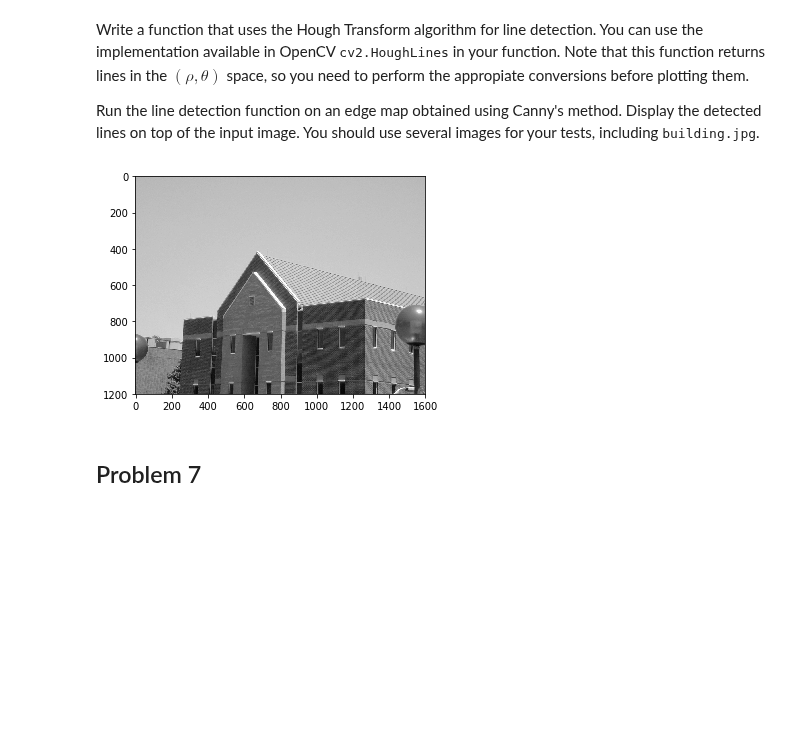
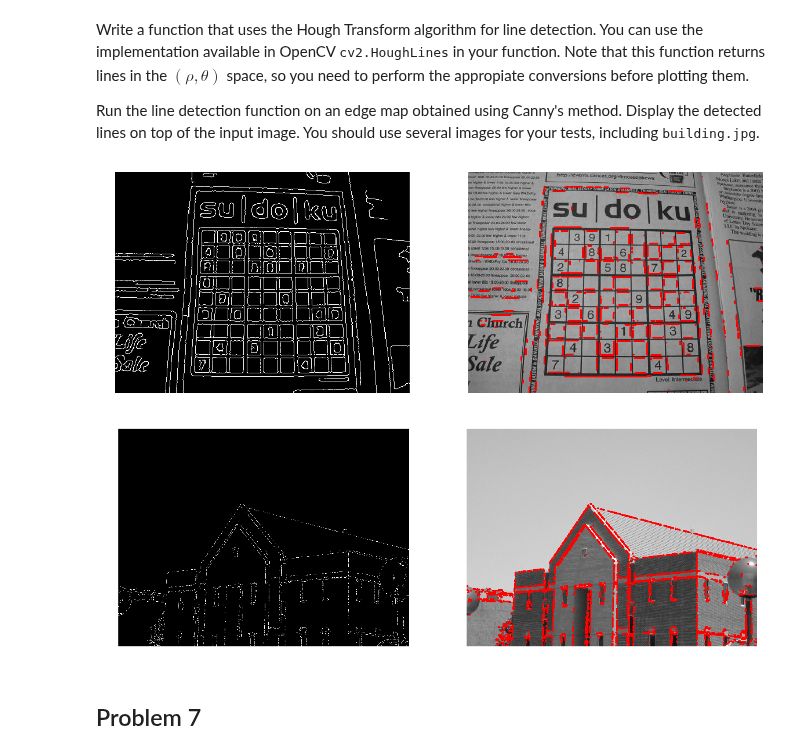
Before and after one commit to Jorgee1/Journey-to-PDI, a Jupyter notebook: Taller_4/problem_set_4.ipynb, the cells around one changed output. Drawn from its saved outputs; the diff is of its cells as text; code cells hidden in the pictures; blank space fills up the shorter version.

```diff
--- a/Taller_4/problem_set_4.ipynb
+++ b/Taller_4/problem_set_4.ipynb
@@ -250,15 +251,55 @@ Also, try changing the thresholds in the edge detection process. What are the ef
 Write a function that uses the Hough Transform algorithm for line detection. You can use the implementation available in OpenCV <tt>cv2.HoughLines</tt> in your function. Note that this function returns lines in the $(\rho, \theta)$ space, so you need to perform the appropiate conversions before plotting them.
 
 Run the line detection function on an edge map obtained using Canny's method. Display the detected lines on top of the input image. You should use several images for your tests, including <tt>building.jpg</tt>.
-# %%
-# Jorge
-%matplotlib inline
-img = files["gray"]["building"]
-
-plt.imshow(img, cmap = "gray")
-plt.show()
-# %% [output]
-[figure, removed]
+# %%
+# Jorge
+%matplotlib inline
+
+def canny(img, lim_inf, lim_sup,kernel_sizes):
+    img_fil = cv2.GaussianBlur(img, (kernel_sizes,kernel_sizes),0)
+    bordes = cv2.Canny(img_fil,lim_inf,lim_sup)
+    return bordes
+
+def Hough(img,lim,kernel, ths, wid):
+    can = canny(img,lim[0],lim[1],kernel)
+    lines = cv2.HoughLinesP(can,1,np.pi/180,ths)
+    img = cv2.cvtColor(img,cv2.COLOR_GRAY2RGB)
+    try:
+        for i in lines:
+            for coor in i:
+                cv2.line(img,(coor[0],coor[1]),(coor[2],coor[3]),(255,0,0),wid)
+    except Exception :
+        print("No Lines")
+        print(lines)
+    can = cv2.cvtColor(can,cv2.COLOR_GRAY2RGB)
+    return (can, img)
+
+img = files["gray"]["sudoku"]
+
+plt.figure(figsize=(20,20))
+plt.subplot(2,2,1)
+res = Hough(img,(10,60),15,80,2)
+plt.imshow(res[0])
+plt.axis("off")
+plt.subplot(2,2,2)
+plt.imshow(res[1])
+plt.axis("off")
+plt.show()
+
+img = files["gray"]["building"]
+
+plt.figure(figsize=(20,20))
+plt.subplot(2,2,1)
+res = Hough(img,(10,20),23,50,10)
+plt.imshow(res[0])
+plt.axis("off")
+plt.subplot(2,2,2)
+plt.imshow(res[1])
+plt.axis("off")
+plt.show()
+# %% [output]
+[figure, added]
+[figure, added]
 # %% [markdown]
 ## Problem 7
 # %% [markdown]
```
Also changed, not shown: parts of 2 cells of this notebook, 2 other files.
